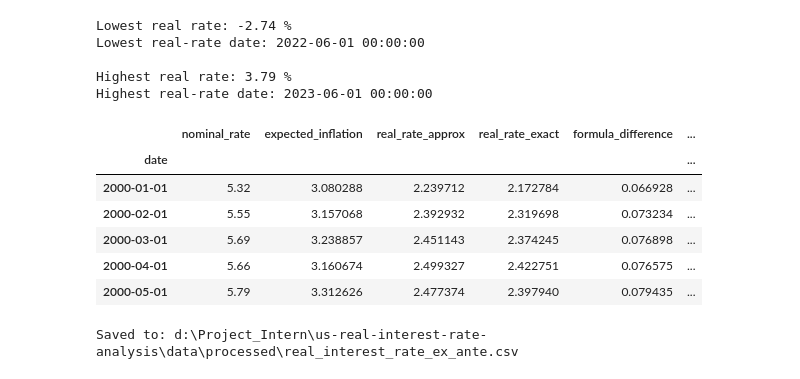
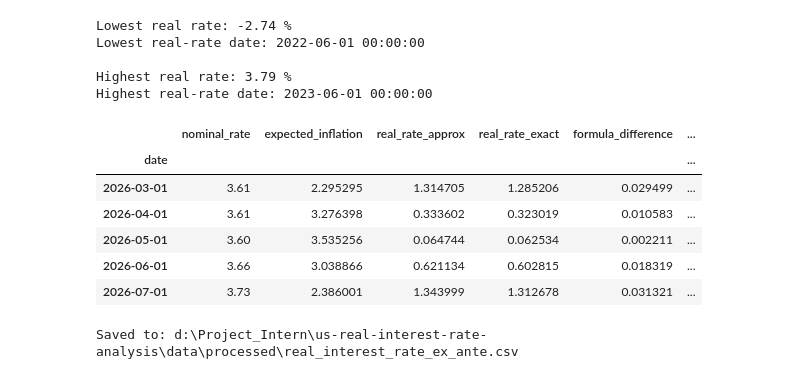
Before and after one commit to vien-nguyenthimy/interest-rate-analysis, a Jupyter notebook: notebooks/fed_real_interest_rate.ipynb, the cells around one changed output. Saved outputs shown, nothing was run; the diff lists cells and outputs as text; code cells hidden in the pictures.

```diff
--- a/fed_real_interest_rate.ipynb
+++ b/notebooks/fed_real_interest_rate.ipynb
@@ -709,24 +709,24 @@ Highest real-rate date: 2023-06-01 00:00:00
 # %%
 analysis_df = analysis_df[
     [
         "nominal_rate",
         "expected_inflation",
         "real_rate_approx",
         "real_rate_exact",
         "formula_difference",
         "negative_real_rate"
     ]
 ]
 
-analysis_df.head()
+analysis_df.tail()
 # %% [output]
 |  | nominal_rate | expected_inflation | real_rate_approx | real_rate_exact | formula_difference | ... |
 | date |  |  |  |  |  | ... |
-| 2000-01-01 | 5.32 | 3.080288 | 2.239712 | 2.172784 | 0.066928 | ... |
-| 2000-02-01 | 5.55 | 3.157068 | 2.392932 | 2.319698 | 0.073234 | ... |
-| 2000-03-01 | 5.69 | 3.238857 | 2.451143 | 2.374245 | 0.076898 | ... |
-| 2000-04-01 | 5.66 | 3.160674 | 2.499327 | 2.422751 | 0.076575 | ... |
-| 2000-05-01 | 5.79 | 3.312626 | 2.477374 | 2.397940 | 0.079435 | ... |
+| 2026-03-01 | 3.61 | 2.295295 | 1.314705 | 1.285206 | 0.029499 | ... |
+| 2026-04-01 | 3.61 | 3.276398 | 0.333602 | 0.323019 | 0.010583 | ... |
+| 2026-05-01 | 3.60 | 3.535256 | 0.064744 | 0.062534 | 0.002211 | ... |
+| 2026-06-01 | 3.66 | 3.038866 | 0.621134 | 0.602815 | 0.018319 | ... |
+| 2026-07-01 | 3.73 | 2.386001 | 1.343999 | 1.312678 | 0.031321 | ... |
 # %%
 processed_data_directory = (project_root / "data" / "processed")
 
```
Also changed, not shown: parts of 7 cells of this notebook, 5 other files.
